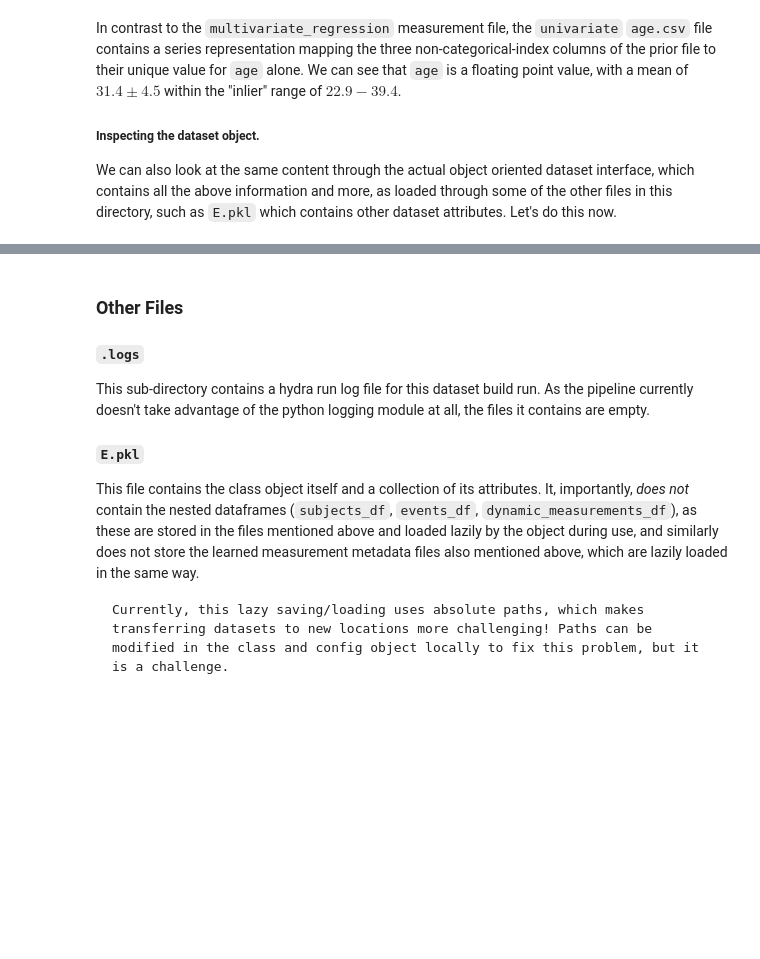
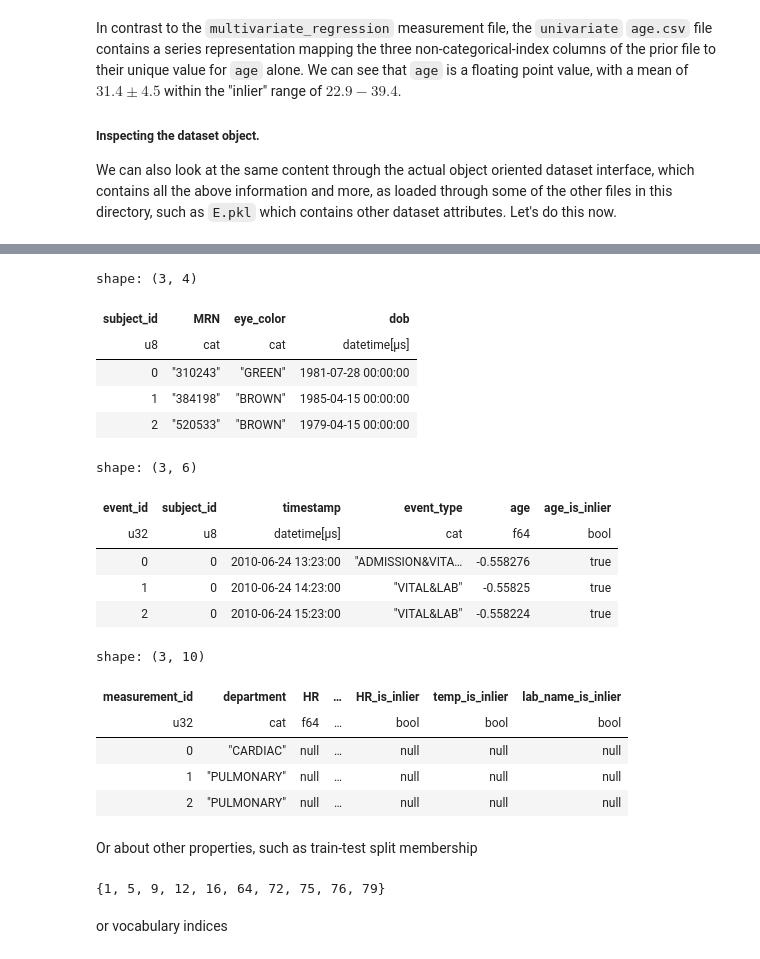
Before and after one commit to mmcdermott/EventStreamGPT, a Jupyter notebook: sample_data/examine_synthetic_data.ipynb, the cells around one changed output, grey strips where cells are left out. Cells and saved outputs as stored; diff of their text form; code cells hidden in the pictures; blank space fills up the shorter version.

````diff
--- a/sample_data/examine_synthetic_data.ipynb
+++ b/sample_data/examine_synthetic_data.ipynb
@@ -602,17 +561,31 @@ shape: (10, 10)
-# %% [markdown]
-### Other Files
-#### `.logs`
-
-This sub-directory contains a hydra run log file for this dataset build run. As the pipeline currently doesn't
-take advantage of the python logging module at all, the files it contains are empty.
-
-##### `E.pkl`
-
-This file contains the class object itself and a collection of its attributes. It, importantly, _does not_
-contain the nested dataframes (`subjects_df`, `events_df`, `dynamic_measurements_df`), as these are stored in
-the files mentioned above and loaded lazily by the object during use, and similarly does not store the learned
-measurement metadata files also mentioned above, which are lazily loaded in the same way.
-
-```{warning}
-Currently, this lazy saving/loading uses absolute paths, which makes transferring datasets to new locations more challenging! Paths can be modified in the class and config object locally to fix this problem, but it is a challenge.
-```
+# %%
+display(ESD.subjects_df.head(3))
+display(ESD.events_df.head(3))
+display(ESD.dynamic_measurements_df.head(3))
+# %% [output]
+shape: (3, 4)
+| subject_id | MRN | eye_color | dob |
+| u8 | cat | cat | datetime[μs] |
+| 0 | "310243" | "GREEN" | 1981-07-28 00:00:00 |
+| 1 | "384198" | "BROWN" | 1985-04-15 00:00:00 |
+| 2 | "520533" | "BROWN" | 1979-04-15 00:00:00 |
+shape: (3, 6)
+| event_id | subject_id | timestamp | event_type | age | age_is_inlier |
+| u32 | u8 | datetime[μs] | cat | f64 | bool |
+| 0 | 0 | 2010-06-24 13:23:00 | "ADMISSION&VITA… | -0.558276 | true |
+| 1 | 0 | 2010-06-24 14:23:00 | "VITAL&LAB" | -0.55825 | true |
+| 2 | 0 | 2010-06-24 15:23:00 | "VITAL&LAB" | -0.558224 | true |
+shape: (3, 10)
+| measurement_id | department | HR | … | HR_is_inlier | temp_is_inlier | lab_name_is_inlier |
+| u32 | cat | f64 | … | bool | bool | bool |
+| 0 | "CARDIAC" | null | … | null | null | null |
+| 1 | "PULMONARY" | null | … | null | null | null |
+| 2 | "PULMONARY" | null | … | null | null | null |
+# %% [markdown]
+Or about other properties, such as train-test split membership
+# %%
+ESD.split_subjects['tuning']
+# %% [output]
+{1, 5, 9, 12, 16, 64, 72, 75, 76, 79}
+# %% [markdown]
+or vocabulary indices
````
Also changed, not shown: parts of 10 cells of this notebook.
